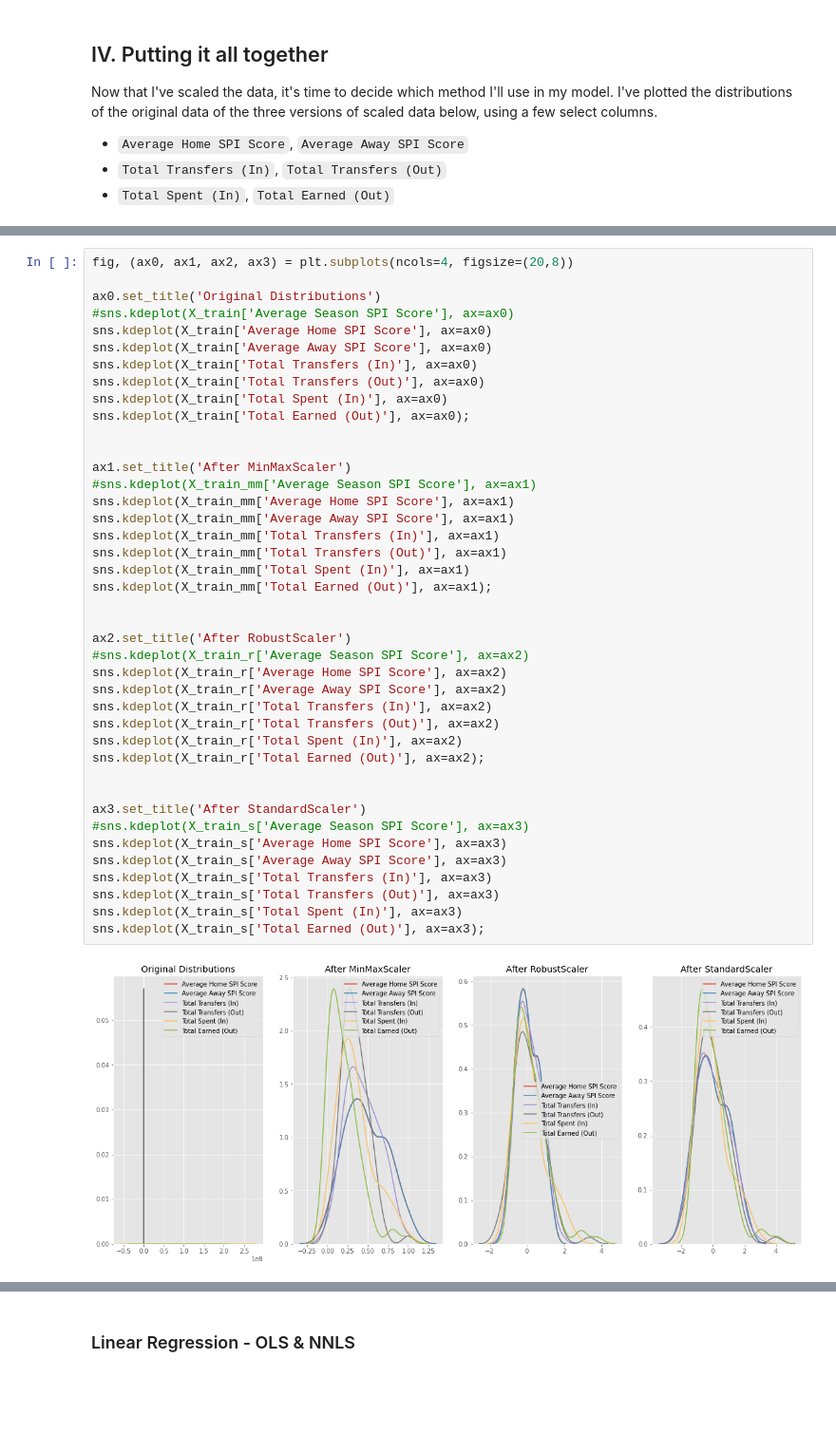
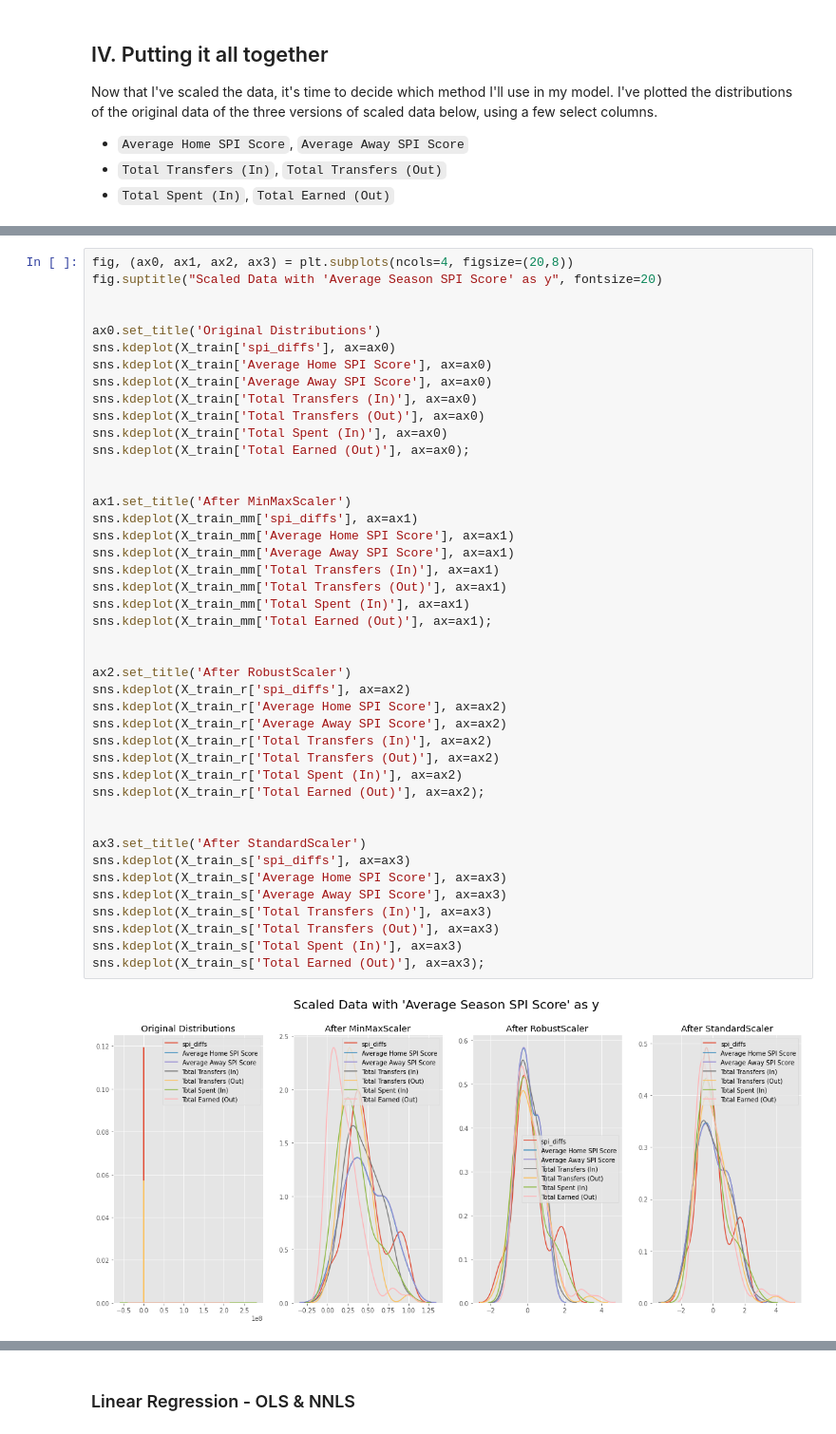
Before and after one commit to tdraths/transfers_capstone, a Jupyter notebook: notebooks/Pre-Processing and Modelling.ipynb, the cells around one changed output, grey strips where cells are left out. Shown at 95% size. Saved outputs shown, nothing was run; the diff lists cells and outputs as text; blank space fills up the shorter version.

```diff
--- a/notebooks/Pre-Processing and Modelling.ipynb
+++ b/notebooks/Pre-Processing and Modelling.ipynb
@@ -272,8 +259,10 @@ Now that I've scaled the data, it's time to decide which method I'll use in my m
 # %%
 fig, (ax0, ax1, ax2, ax3) = plt.subplots(ncols=4, figsize=(20,8))
+fig.suptitle("Scaled Data with 'Average Season SPI Score' as y", fontsize=20)
+
 
 ax0.set_title('Original Distributions')
-#sns.kdeplot(X_train['Average Season SPI Score'], ax=ax0)
+sns.kdeplot(X_train['spi_diffs'], ax=ax0)
 sns.kdeplot(X_train['Average Home SPI Score'], ax=ax0)
 sns.kdeplot(X_train['Average Away SPI Score'], ax=ax0)
 sns.kdeplot(X_train['Total Transfers (In)'], ax=ax0)
@@ -281,34 +270,34 @@ sns.kdeplot(X_train['Total Transfers (Out)'], ax=ax0)
 sns.kdeplot(X_train['Total Spent (In)'], ax=ax0)
 sns.kdeplot(X_train['Total Earned (Out)'], ax=ax0);
 
 
 ax1.set_title('After MinMaxScaler')
-#sns.kdeplot(X_train_mm['Average Season SPI Score'], ax=ax1)
+sns.kdeplot(X_train_mm['spi_diffs'], ax=ax1)
 sns.kdeplot(X_train_mm['Average Home SPI Score'], ax=ax1)
 sns.kdeplot(X_train_mm['Average Away SPI Score'], ax=ax1)
 sns.kdeplot(X_train_mm['Total Transfers (In)'], ax=ax1)
 sns.kdeplot(X_train_mm['Total Transfers (Out)'], ax=ax1)
 sns.kdeplot(X_train_mm['Total Spent (In)'], ax=ax1)
 sns.kdeplot(X_train_mm['Total Earned (Out)'], ax=ax1);
 
 
 ax2.set_title('After RobustScaler')
-#sns.kdeplot(X_train_r['Average Season SPI Score'], ax=ax2)
+sns.kdeplot(X_train_r['spi_diffs'], ax=ax2)
 sns.kdeplot(X_train_r['Average Home SPI Score'], ax=ax2)
 sns.kdeplot(X_train_r['Average Away SPI Score'], ax=ax2)
 sns.kdeplot(X_train_r['Total Transfers (In)'], ax=ax2)
 sns.kdeplot(X_train_r['Total Transfers (Out)'], ax=ax2)
 sns.kdeplot(X_train_r['Total Spent (In)'], ax=ax2)
 sns.kdeplot(X_train_r['Total Earned (Out)'], ax=ax2);
 
 
 ax3.set_title('After StandardScaler')
-#sns.kdeplot(X_train_s['Average Season SPI Score'], ax=ax3)
+sns.kdeplot(X_train_s['spi_diffs'], ax=ax3)
 sns.kdeplot(X_train_s['Average Home SPI Score'], ax=ax3)
 sns.kdeplot(X_train_s['Average Away SPI Score'], ax=ax3)
 sns.kdeplot(X_train_s['Total Transfers (In)'], ax=ax3)
 sns.kdeplot(X_train_s['Total Transfers (Out)'], ax=ax3)
 sns.kdeplot(X_train_s['Total Spent (In)'], ax=ax3)
 sns.kdeplot(X_train_s['Total Earned (Out)'], ax=ax3);
 # %% [output]
-[figure, old version]
+[figure, new version]
```
Also changed, not shown: parts of 40 cells of this notebook.
